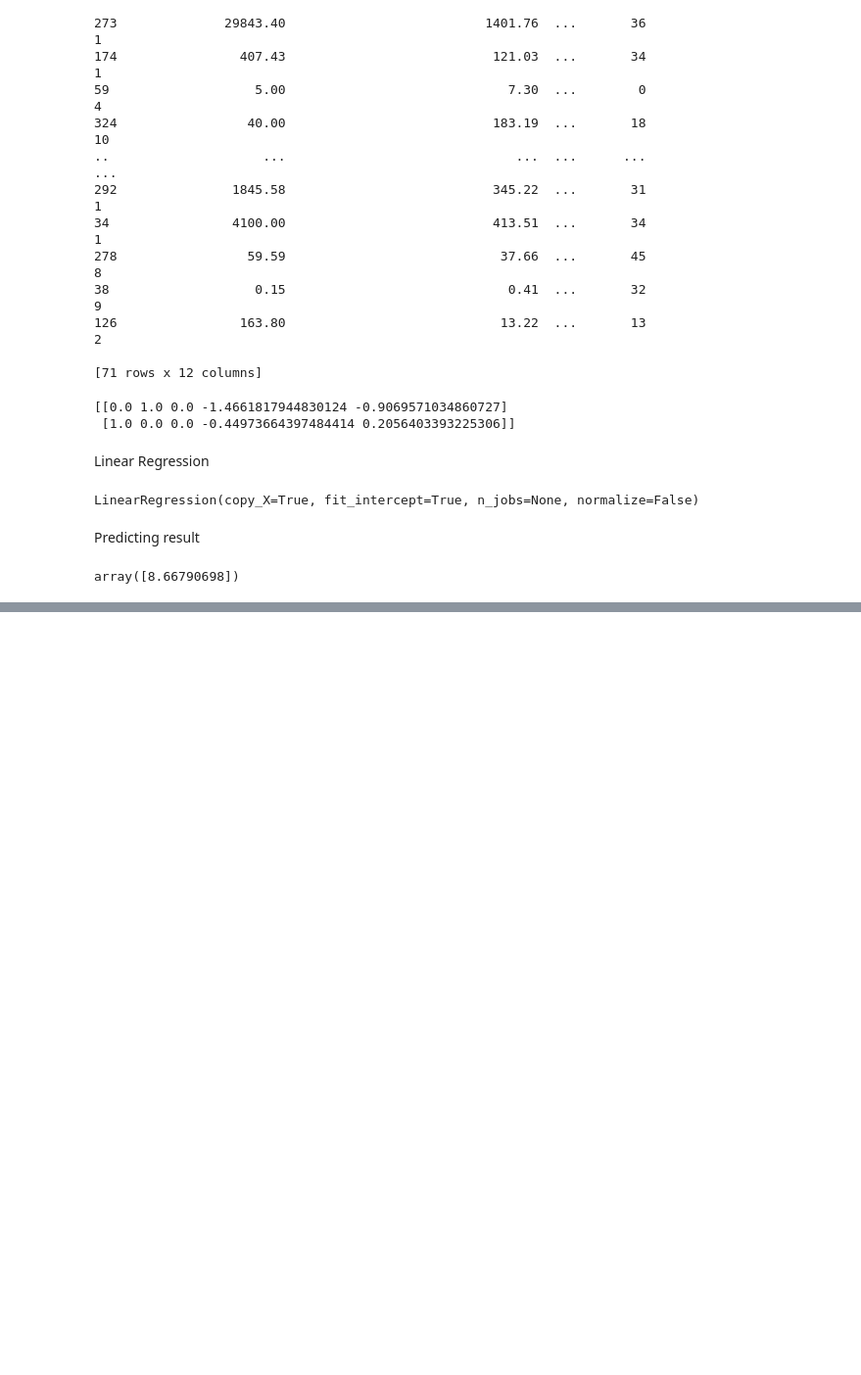
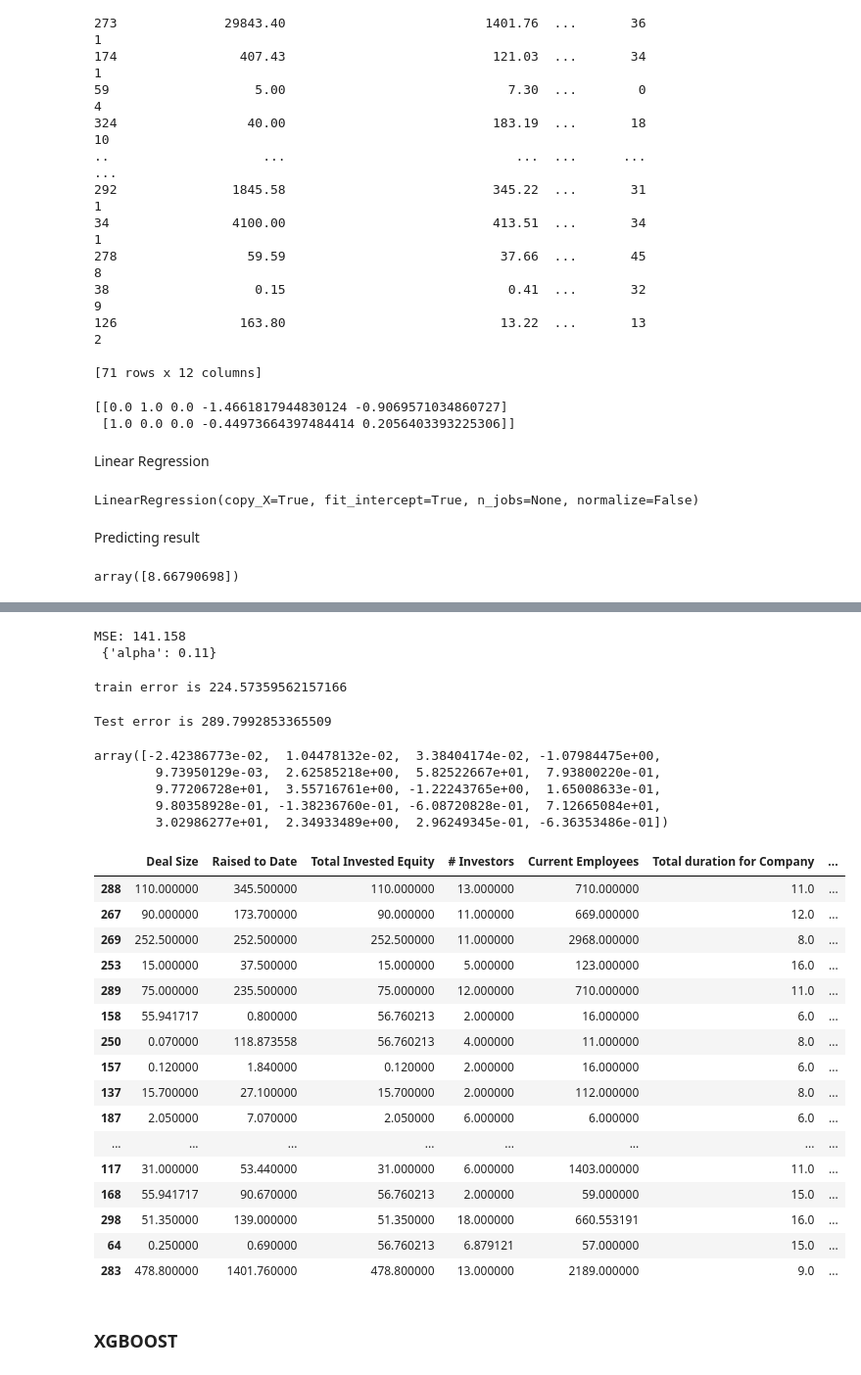
Before and after one commit to Mayank-004/VC-Industry-Predictive-analysis, a Jupyter notebook: data_preprocessing_VCfeb28.ipynb, the cells around one changed output, grey strips where cells are left out. Shown at 98% size. Cells and saved outputs as stored; diff of their text form; code cells hidden in the pictures; blank space fills up the shorter version.

```diff
--- a/data_preprocessing_VCfeb28.ipynb
+++ b/data_preprocessing_VCfeb28.ipynb
@@ -612,8 +620,8 @@ print(y_test)
 # %%
 from sklearn.preprocessing import StandardScaler
 sc = StandardScaler()
-X_train[:, 3:] = sc.fit_transform(X_train[:, 3:])
-X_test[:, 3:] = sc.transform(X_test[:, 3:])
+X_train[:, 0:-1] = sc.fit_transform(X_train[:, 0:-1])
+X_test[:, 0:-1] = sc.transform(X_test[:, 0:-1])
 # %% [output]
 TypeError: ignored
 # %%
@@ -666,0 +743,57 @@ rms1
+# %%
+print('MSE: %.3f' % abs(results.best_score_))  ## mean square error
+print(' %s' % results.best_params_)   # printing best alpha
+# %% [output]
+MSE: 141.158
+ {'alpha': 0.11}
+# %%
+lasso_model= Lasso(alpha=-.85)
+lasso_model.fit(X_train,y_train)
+y_predtrain= lasso_model.predict(X_train)
+ms_train = mean_squared_error(y_train, y_predtrain, squared=True)
+print(f"train error is {ms_train}")
+# %% [output]
+train error is 224.57359562157166
+# %%
+y_predtest= ridge_model.predict(X_test)
+ms_test = mean_squared_error(y_test, y_predtest, squared=True)
+print( f"Test error is {ms_test}")
+# %% [output]
+Test error is 289.7992853365509
+# %%
+# Read out attributes
+coeffs = lasso_model.coef_         # dense np.array
+
+#coeffs = lasso_model.sparse_coef_  # sparse matrix
+
+#coeffs = lasso_model.intercept_    # probably also releva
+
+coeffs
+# %% [output]
+array([-2.42386773e-02,  1.04478132e-02,  3.38404174e-02, -1.07984475e+00,
+        9.73950129e-03,  2.62585218e+00,  5.82522667e+01,  7.93800220e-01,
+        9.77206728e+01,  3.55716761e+00, -1.22243765e+00,  1.65008633e-01,
+        9.80358928e-01, -1.38236760e-01, -6.08720828e-01,  7.12665084e+01,
+        3.02986277e+01,  2.34933489e+00,  2.96249345e-01, -6.36353486e-01])
+# %%
+X_test
+# %% [output]
+|  | Deal Size | Raised to Date | Total Invested Equity | # Investors | Current Employees | Total duration for Company | ... |
+| 288 | 110.000000 | 345.500000 | 110.000000 | 13.000000 | 710.000000 | 11.0 | ... |
+| 267 | 90.000000 | 173.700000 | 90.000000 | 11.000000 | 669.000000 | 12.0 | ... |
+| 269 | 252.500000 | 252.500000 | 252.500000 | 11.000000 | 2968.000000 | 8.0 | ... |
+| 253 | 15.000000 | 37.500000 | 15.000000 | 5.000000 | 123.000000 | 16.0 | ... |
+| 289 | 75.000000 | 235.500000 | 75.000000 | 12.000000 | 710.000000 | 11.0 | ... |
+| 158 | 55.941717 | 0.800000 | 56.760213 | 2.000000 | 16.000000 | 6.0 | ... |
+| 250 | 0.070000 | 118.873558 | 56.760213 | 4.000000 | 11.000000 | 8.0 | ... |
+| 157 | 0.120000 | 1.840000 | 0.120000 | 2.000000 | 16.000000 | 6.0 | ... |
+| 137 | 15.700000 | 27.100000 | 15.700000 | 2.000000 | 112.000000 | 8.0 | ... |
+| 187 | 2.050000 | 7.070000 | 2.050000 | 6.000000 | 6.000000 | 6.0 | ... |
+| ... | ... | ... | ... | ... | ... | ... | ... |
+| 117 | 31.000000 | 53.440000 | 31.000000 | 6.000000 | 1403.000000 | 11.0 | ... |
+| 168 | 55.941717 | 90.670000 | 56.760213 | 2.000000 | 59.000000 | 15.0 | ... |
+| 298 | 51.350000 | 139.000000 | 51.350000 | 18.000000 | 660.553191 | 16.0 | ... |
+| 64 | 0.250000 | 0.690000 | 56.760213 | 6.879121 | 57.000000 | 15.0 | ... |
+| 283 | 478.800000 | 1401.760000 | 478.800000 | 13.000000 | 2189.000000 | 9.0 | ... |
+# %% [markdown]
+### XGBOOST
```
Also changed, not shown: parts of 32 cells of this notebook.
